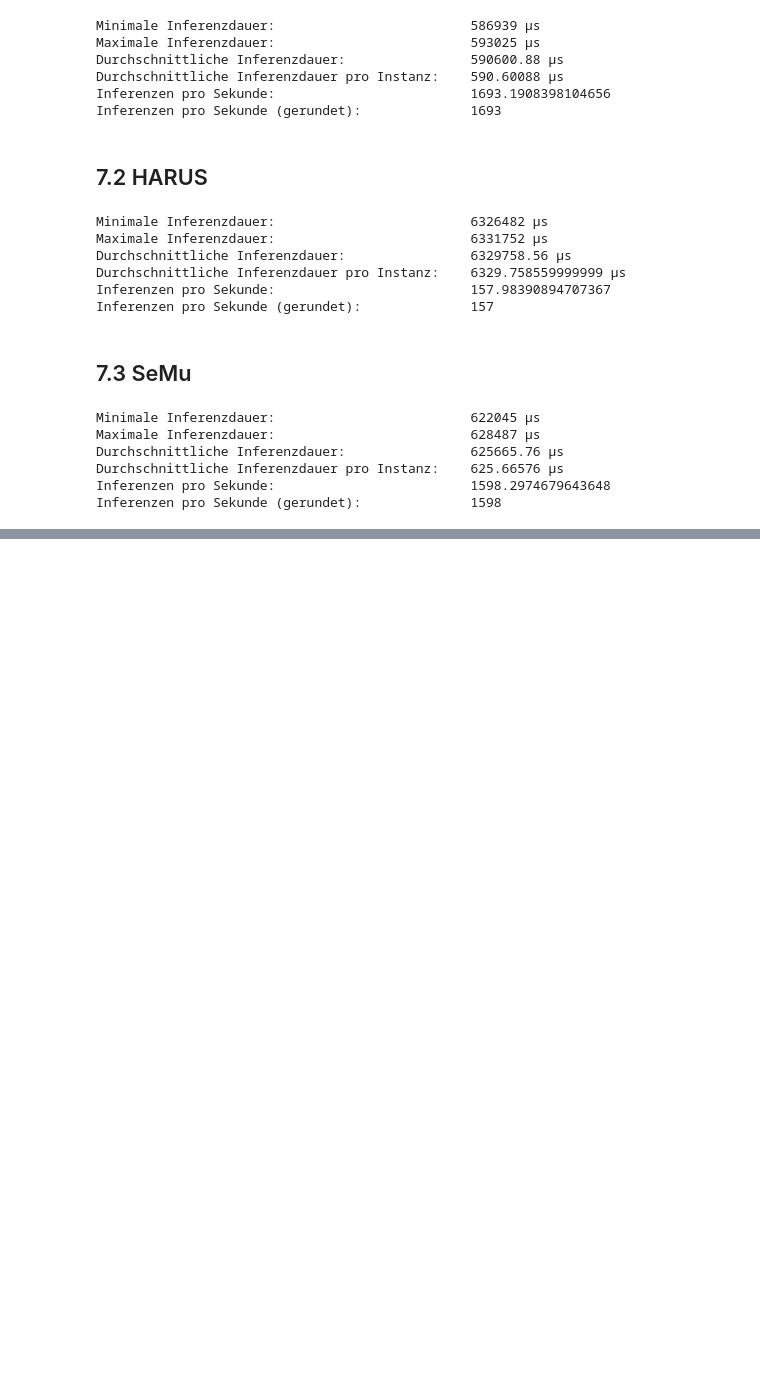
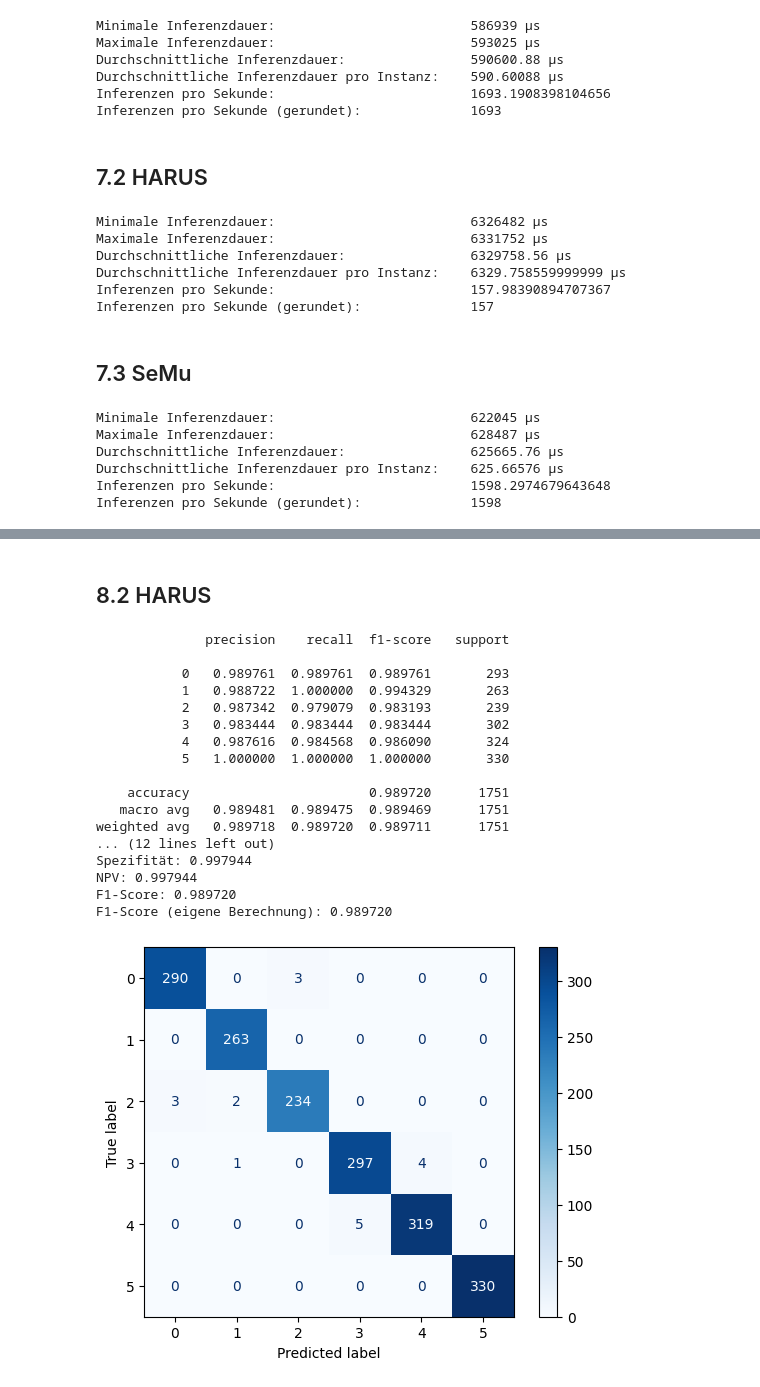
Before and after one commit to iTzOutmind/arduino-xgboost, a Jupyter notebook: arduino-port-results.ipynb, the cells around one changed output, grey strips where cells are left out. Saved outputs shown, nothing was run; the diff lists cells and outputs as text; code cells hidden in the pictures; blank space fills up the shorter version.

```diff
--- a/arduino-port-results.ipynb
+++ b/arduino-port-results.ipynb
@@ -994,0 +1048,64 @@ Inferenzen pro Sekunde (gerundet):              1598
+# %% [markdown]
+## 8.2 HARUS
+# %%
+import numpy as np
+import pandas as pd
+import sklearn.metrics as skm
+
+harus_hyper_scores = pd.read_csv("datasets/port-scores/hyper_harus_scores.csv")
+ypred = pd.Series(list(harus_hyper_scores["class"]))
+ytrue = pd.read_csv("datasets/harus/ytest.csv")['label']
+
+skm.ConfusionMatrixDisplay.from_predictions(ytrue,ypred, cmap="Blues" ,values_format='d')
+print(skm.classification_report(ytrue,ypred,digits=6))
+print(skm.accuracy_score(ytrue,ypred))
+
+def calculate_confusion_counts(ycompare, values):
+    for val in values:
+        tp = ycompare[(ycompare["true"] == val) & (ycompare["predicted"] == val)].shape[0]
+        fp = ycompare[(ycompare["true"] == val) & (ycompare["predicted"] != val)].shape[0]
+        tn = ycompare[(ycompare["true"] != val) & (ycompare["predicted"] != val)].shape[0]
+        fn = ycompare[(ycompare["true"] != val) & (ycompare["predicted"] == val)].shape[0]
+
+        print(f'{val}: TP {tp}, FP {fp}, TN {tn}, FN {fn}')
+
+ycompare = pd.concat([ytrue,ypred],axis=1)
+ycompare = ycompare.rename(columns={"label": "true", 0: "predicted"})
+calculate_confusion_counts(ycompare, [0,1,2,3,4,5])
+
+sumtp, sumfp, sumtn, sumfn = 1733, 18, 8737, 18
+
+prec = sumtp/(sumtp + sumfp)
+sens = sumtp/(sumtp + sumfn)
+spec = sumtn/(sumtn + sumfp)
+npv = sumtn/(sumtn + sumfn)
+fscore = skm.f1_score(ytrue,ypred,average="micro")
+fscoremine = 2 * ((prec * sens) / (prec + sens))
+acc = skm.accuracy_score(ytrue,ypred)
+
+print(f'\nGenauigkeit: {("%.6f" % acc)}')
+print(f'Präzision (eigene Berechnung): {("%.6f" % prec)}')
+print(f'Sensitivität: {("%.6f" % sens)}')
+print(f'Spezifität: {("%.6f" % spec)}')
+print(f'NPV: {("%.6f" % npv)}')
+print(f'F1-Score: {("%.6f" % fscore)}')
+print(f'F1-Score (eigene Berechnung): {("%.6f" % fscoremine)}\n')
+# %% [output]
+              precision    recall  f1-score   support
+
+           0   0.989761  0.989761  0.989761       293
+           1   0.988722  1.000000  0.994329       263
+           2   0.987342  0.979079  0.983193       239
+           3   0.983444  0.983444  0.983444       302
+           4   0.987616  0.984568  0.986090       324
+           5   1.000000  1.000000  1.000000       330
+
+    accuracy                       0.989720      1751
+   macro avg   0.989481  0.989475  0.989469      1751
+weighted avg   0.989718  0.989720  0.989711      1751
+... (12 lines left out)
+Spezifität: 0.997944
+NPV: 0.997944
+F1-Score: 0.989720
+F1-Score (eigene Berechnung): 0.989720
+[figure, added]
```
Also changed, not shown: parts of 6 cells of this notebook.
